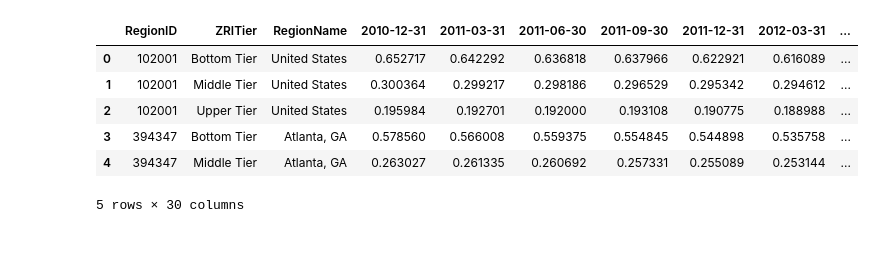
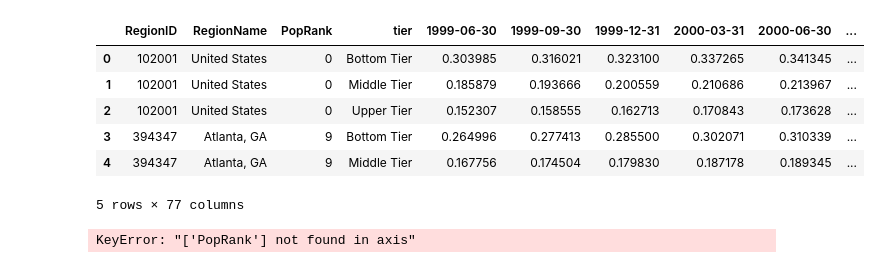
Before and after one commit to LoriHarris/Real_Estate_Affordability, a Jupyter notebook: Mort_Rent_Afford.ipynb, the cells around one changed output. Cells and saved outputs as stored; diff of their text form; code cells hidden in the pictures.

```diff
--- a/Mort_Rent_Afford.ipynb
+++ b/Mort_Rent_Afford.ipynb
@@ -8,13 +9,18 @@ mort_afford = pd.read_csv(mort_afford_to_load)
 rent_afford_to_load = 'Data_files/TieredAffordability_Rental.csv'
 rent_afford = pd.read_csv(rent_afford_to_load)
 # %%
-rent_afford.head()
+mort_afford.head()
 # %% [output]
-|  | RegionID | ZRITier | RegionName | 2010-12-31 | 2011-03-31 | 2011-06-30 | 2011-09-30 | 2011-12-31 | 2012-03-31 | ... |
-| 0 | 102001 | Bottom Tier | United States | 0.652717 | 0.642292 | 0.636818 | 0.637966 | 0.622921 | 0.616089 | ... |
-| 1 | 102001 | Middle Tier | United States | 0.300364 | 0.299217 | 0.298186 | 0.296529 | 0.295342 | 0.294612 | ... |
-| 2 | 102001 | Upper Tier | United States | 0.195984 | 0.192701 | 0.192000 | 0.193108 | 0.190775 | 0.188988 | ... |
-| 3 | 394347 | Bottom Tier | Atlanta, GA | 0.578560 | 0.566008 | 0.559375 | 0.554845 | 0.544898 | 0.535758 | ... |
-| 4 | 394347 | Middle Tier | Atlanta, GA | 0.263027 | 0.261335 | 0.260692 | 0.257331 | 0.255089 | 0.253144 | ... |
+|  | RegionID | RegionName | PopRank | tier | 1999-06-30 | 1999-09-30 | 1999-12-31 | 2000-03-31 | 2000-06-30 | ... |
+| 0 | 102001 | United States | 0 | Bottom Tier | 0.303985 | 0.316021 | 0.323100 | 0.337265 | 0.341345 | ... |
+| 1 | 102001 | United States | 0 | Middle Tier | 0.185879 | 0.193666 | 0.200559 | 0.210686 | 0.213967 | ... |
+| 2 | 102001 | United States | 0 | Upper Tier | 0.152307 | 0.158555 | 0.162713 | 0.170843 | 0.173628 | ... |
+| 3 | 394347 | Atlanta, GA | 9 | Bottom Tier | 0.264996 | 0.277413 | 0.285500 | 0.302071 | 0.310339 | ... |
+| 4 | 394347 | Atlanta, GA | 9 | Middle Tier | 0.167756 | 0.174504 | 0.179830 | 0.187178 | 0.189345 | ... |
-5 rows × 30 columns
+5 rows × 77 columns
+# %%
+#mort_bottom = mort_afford.loc[mort_afford["tier"] == 'Bottom Tier']
+mort_bottom.drop("PopRank")
+# %% [output]
+KeyError: "['PopRank'] not found in axis"
 # %%
```
Also changed, not shown: parts of 6 cells of this notebook.
